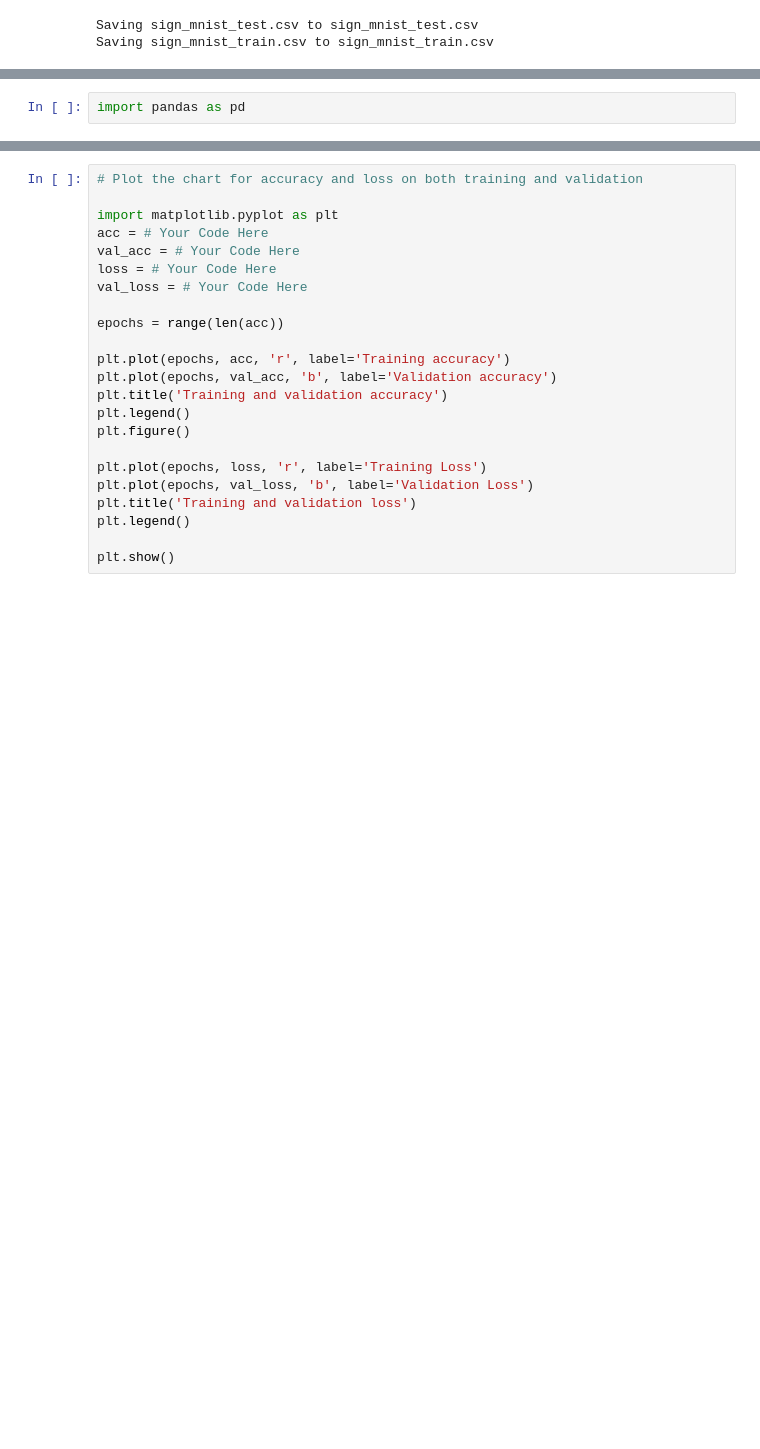
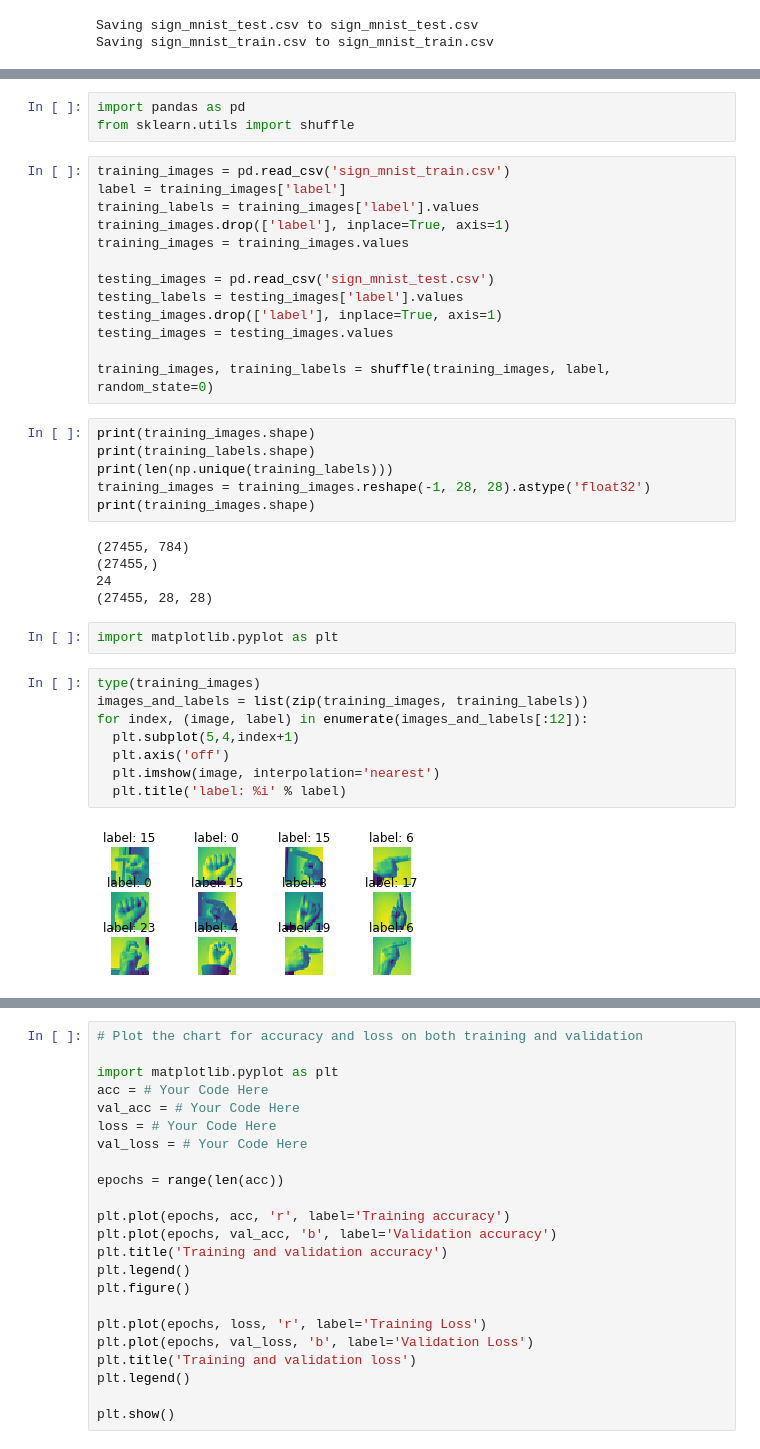
Before and after one commit to kev-luo/tensorflow-course, a Jupyter notebook: Exercises/Exercise 8 - Multiclass with Signs/Exercise 8 - Question.ipynb, the cells around one changed output, grey strips where cells are left out. Saved outputs shown, nothing was run; the diff lists cells and outputs as text; blank space fills up the shorter version.

```diff
--- a/Exercises/Exercise 8 - Multiclass with Signs/Exercise 8 - Question.ipynb
+++ b/Exercises/Exercise 8 - Multiclass with Signs/Exercise 8 - Question.ipynb
@@ -92,5 +70,42 @@ print(testing_labels.shape)
 # %%
 import pandas as pd
+from sklearn.utils import shuffle
+# %%
+training_images = pd.read_csv('sign_mnist_train.csv')
+label = training_images['label']
+training_labels = training_images['label'].values
+training_images.drop(['label'], inplace=True, axis=1)
+training_images = training_images.values
+
+testing_images = pd.read_csv('sign_mnist_test.csv')
+testing_labels = testing_images['label'].values
+testing_images.drop(['label'], inplace=True, axis=1)
+testing_images = testing_images.values
+
+training_images, training_labels = shuffle(training_images, label, random_state=0)
+# %%
+print(training_images.shape)
+print(training_labels.shape)
+print(len(np.unique(training_labels)))
+training_images = training_images.reshape(-1, 28, 28).astype('float32')
+print(training_images.shape)
+# %% [output]
+(27455, 784)
+(27455,)
+24
+(27455, 28, 28)
+# %%
+import matplotlib.pyplot as plt
+# %%
+type(training_images)
+images_and_labels = list(zip(training_images, training_labels))
+for index, (image, label) in enumerate(images_and_labels[:12]):
+  plt.subplot(5,4,index+1)
+  plt.axis('off')
+  plt.imshow(image, interpolation='nearest')
+  plt.title('label: %i' % label)
+# %% [output]
+[figure, added]
 # %%
 # In this section you will have to add another dimension to the data
 # So, for example, if your array is (10000, 28, 28)
```
Also changed, not shown: parts of 14 cells of this notebook.
